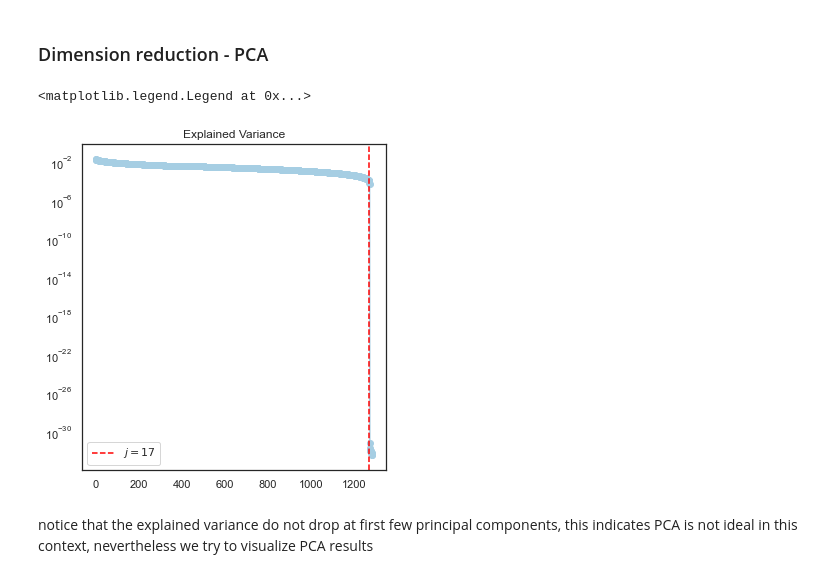
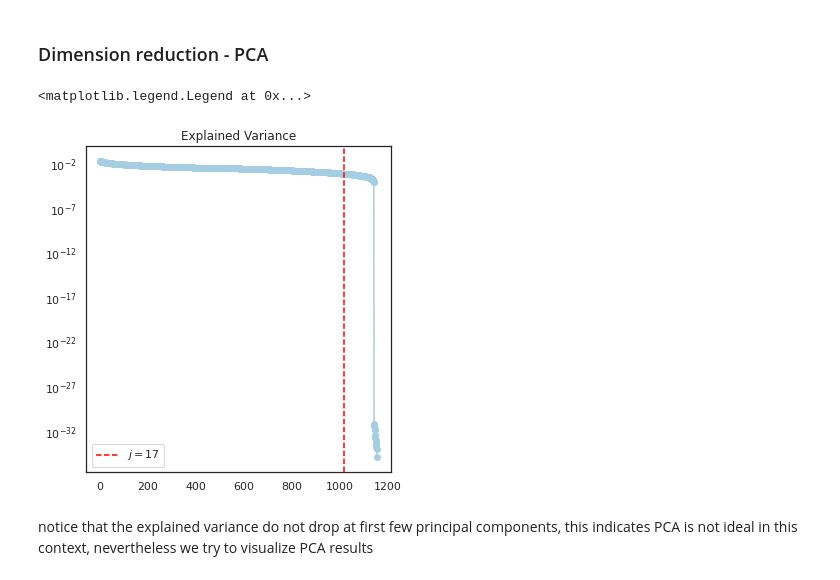
Before and after one commit to guimath/TMDb-Data-Mining, a Jupyter notebook: Movie_analysis.ipynb, the cells around one changed output. Cells and saved outputs as stored; diff of their text form; code cells hidden in the pictures.

```diff
--- a/Movie_analysis.ipynb
+++ b/Movie_analysis.ipynb
@@ -157,5 +171,5 @@ num_cols
 # %%
-fig, axes = plt.subplots(nrows=3, ncols=3, figsize=(16, 12))
+fig, axes = plt.subplots(nrows=4, ncols=3, figsize=(16, 16))
 for col, ax in zip(num_cols, axes.flat):
     sns.histplot(x=col, data=dataset, bins=20, kde=True, ax=ax, color='steelblue')
 fig.suptitle('Distributions of numerical features', fontsize=20)
@@ -283,0 +301,9 @@ training_features.append("release_month")
+# %%
+from sklearn.model_selection import train_test_split
+
+dataset_train, dataset_test = train_test_split(dataset, test_size=0.1, random_state=42)
+dataset_orig = dataset.copy()
+dataset = dataset_train.copy()
+# %%
+dataset = dataset.reset_index(drop = True)
+dataset = dataset.reset_index()
@@ -381,4 +435,3 @@ def onehotencode(dataset,col):
     return one_hot_encoded
 # %%
 OHE_cast = onehotencode(dataset,"cast")
-OHE_cast = onehotencode(dataset,"cast")
@@ -416,16 +471,16 @@ pca_df["popularity_level"] = dataset["popularity_level"]
 # %%
 fig, ax= plt.subplots(figsize=(12, 6))
 
 plt.subplot(121)
 plt.semilogy(pca.explained_variance_, '-o')
-plt.axvline(x=1270, c='r', ls='--', label=r'$j=17$')
+plt.axvline(x=1020, c='r', ls='--', label=r'$j=17$')
 plt.title('Explained Variance')
 # plt.xlim(0, 10)
 # plt.ylim( 10 ** -4,  1)
 plt.legend()
 # %% [output]
 <matplotlib.legend.Legend at 0x...>
-[figure, old version]
+[figure, new version]
 # %% [markdown]
 notice that the explained variance do not drop at first few principal components, this indicates PCA is not ideal in this context, nevertheless we try to visualize PCA results
 # %%
```
Also changed, not shown: parts of 118 cells of this notebook.
